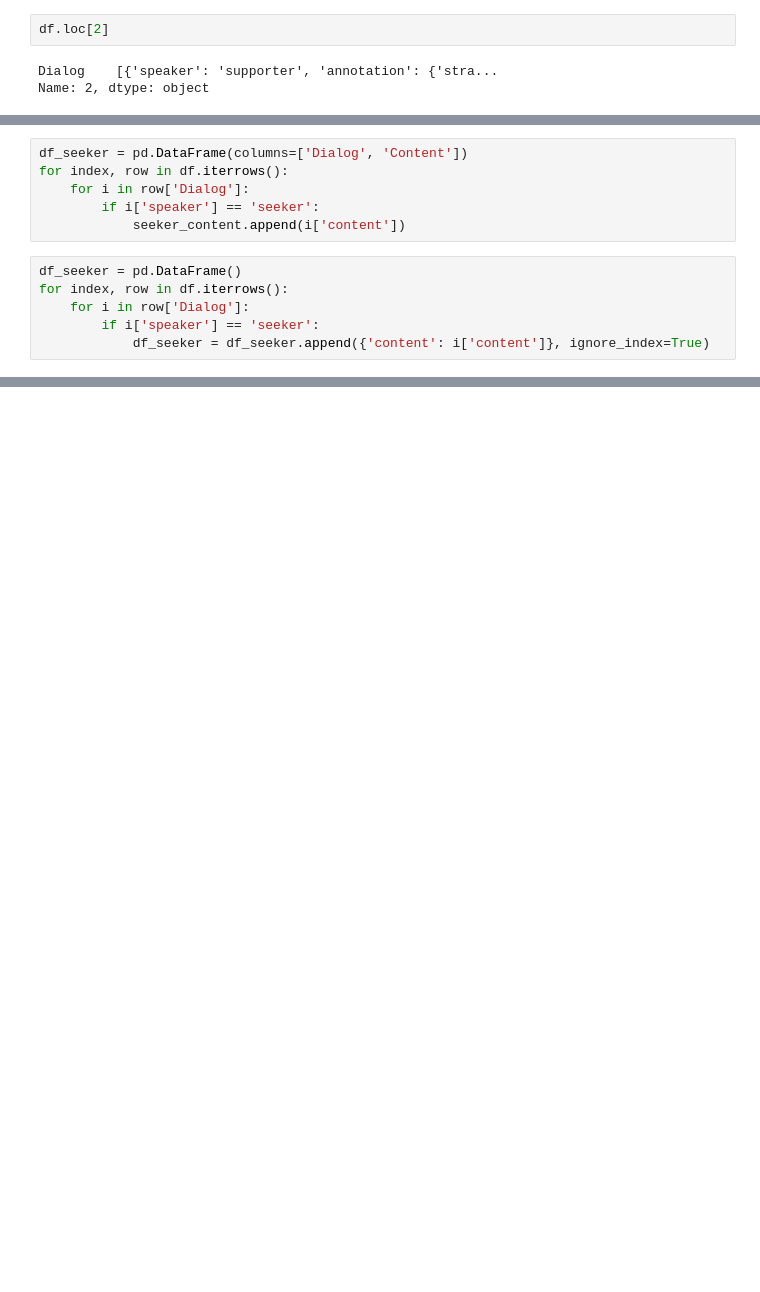
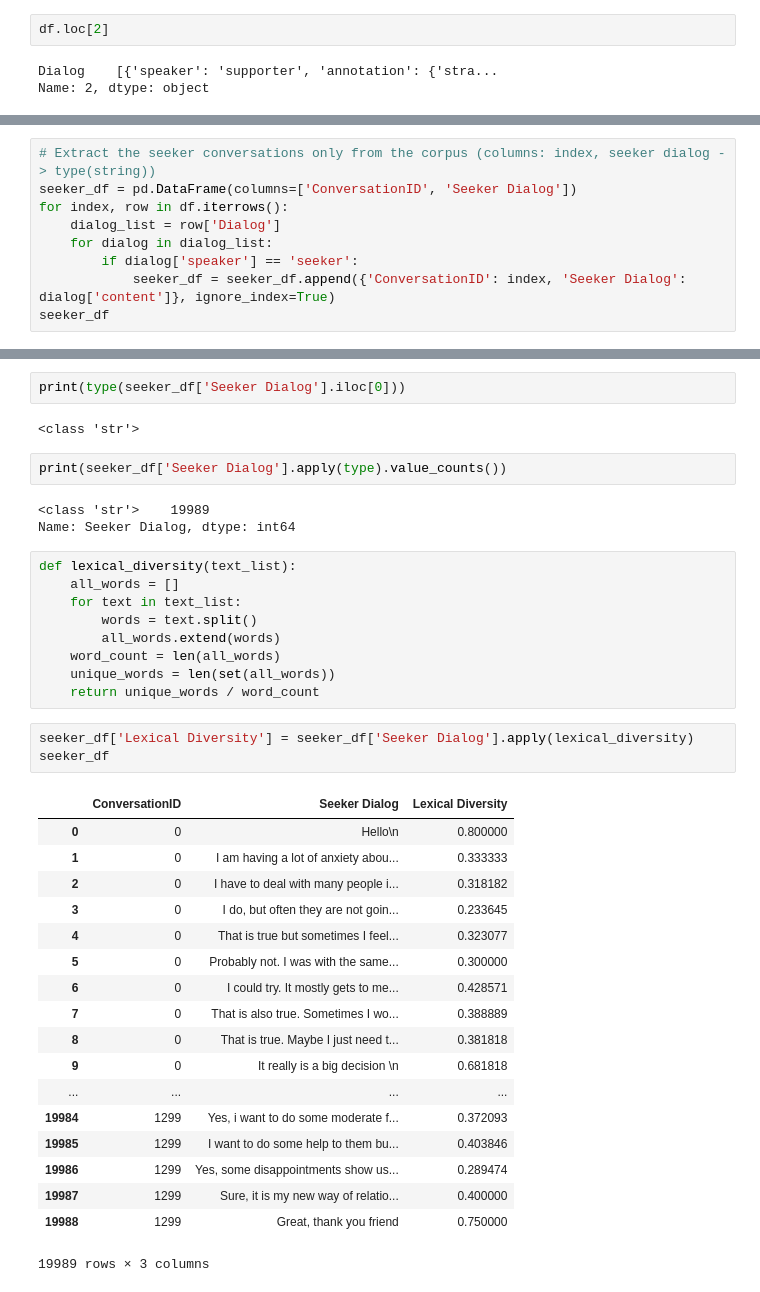
Before and after one commit to JuliaWieczorek/SupportSystem, a Jupyter notebook: Dialog.ipynb, the cells around one changed output, grey strips where cells are left out. Drawn from its saved outputs; the diff is of its cells as text; blank space fills up the shorter version.

Commit message:
lexical diversity

```diff
--- a/Dialog.ipynb
+++ b/Dialog.ipynb
@@ -119,12 +75,0 @@ IndexError: list index out of range
-# %%
-df_seeker = pd.DataFrame(columns=['Dialog', 'Content'])
-for index, row in df.iterrows():
-    for i in row['Dialog']:
-        if i['speaker'] == 'seeker':
-            seeker_content.append(i['content'])
-# %%
-df_seeker = pd.DataFrame()
-for index, row in df.iterrows():
-    for i in row['Dialog']:
-        if i['speaker'] == 'seeker':
-            df_seeker = df_seeker.append({'content': i['content']}, ignore_index=True)
@@ -133,0 +76,9 @@ SyntaxError: invalid syntax (<ipython-input-69-03d0f1e43cfc>, line 1)
+# %%
+# Extract the seeker conversations only from the corpus (columns: index, seeker dialog -> type(string))
+seeker_df = pd.DataFrame(columns=['ConversationID', 'Seeker Dialog'])
+for index, row in df.iterrows():
+    dialog_list = row['Dialog']
+    for dialog in dialog_list:
+        if dialog['speaker'] == 'seeker':
+            seeker_df = seeker_df.append({'ConversationID': index, 'Seeker Dialog': dialog['content']}, ignore_index=True)
+seeker_df
@@ -133,0 +108,40 @@ SyntaxError: invalid syntax (<ipython-input-69-03d0f1e43cfc>, line 1)
+# %%
+print(type(seeker_df['Seeker Dialog'].iloc[0]))
+# %% [output]
+<class 'str'>
+# %%
+print(seeker_df['Seeker Dialog'].apply(type).value_counts())
+# %% [output]
+<class 'str'>    19989
+Name: Seeker Dialog, dtype: int64
+# %%
+def lexical_diversity(text_list):
+    all_words = []
+    for text in text_list:
+        words = text.split()
+        all_words.extend(words)
+    word_count = len(all_words)
+    unique_words = len(set(all_words))
+    return unique_words / word_count
+# %%
+seeker_df['Lexical Diversity'] = seeker_df['Seeker Dialog'].apply(lexical_diversity)
+seeker_df
+# %% [output]
+|  | ConversationID | Seeker Dialog | Lexical Diversity |
+| 0 | 0 | Hello\n | 0.800000 |
+| 1 | 0 | I am having a lot of anxiety abou... | 0.333333 |
+| 2 | 0 | I have to deal with many people i... | 0.318182 |
+| 3 | 0 | I do, but often they are not goin... | 0.233645 |
+| 4 | 0 | That is true but sometimes I feel... | 0.323077 |
+| 5 | 0 | Probably not. I was with the same... | 0.300000 |
+| 6 | 0 | I could try. It mostly gets to me... | 0.428571 |
+| 7 | 0 | That is also true. Sometimes I wo... | 0.388889 |
+| 8 | 0 | That is true. Maybe I just need t... | 0.381818 |
+| 9 | 0 | It really is a big decision \n | 0.681818 |
+| ... | ... | ... | ... |
+| 19984 | 1299 | Yes, i want to do some moderate f... | 0.372093 |
+| 19985 | 1299 | I want to do some help to them bu... | 0.403846 |
+| 19986 | 1299 | Yes, some disappointments show us... | 0.289474 |
+| 19987 | 1299 | Sure, it is my new way of relatio... | 0.400000 |
+| 19988 | 1299 | Great, thank you friend | 0.750000 |
+19989 rows × 3 columns
```
Also changed, not shown: parts of 12 cells of this notebook.
